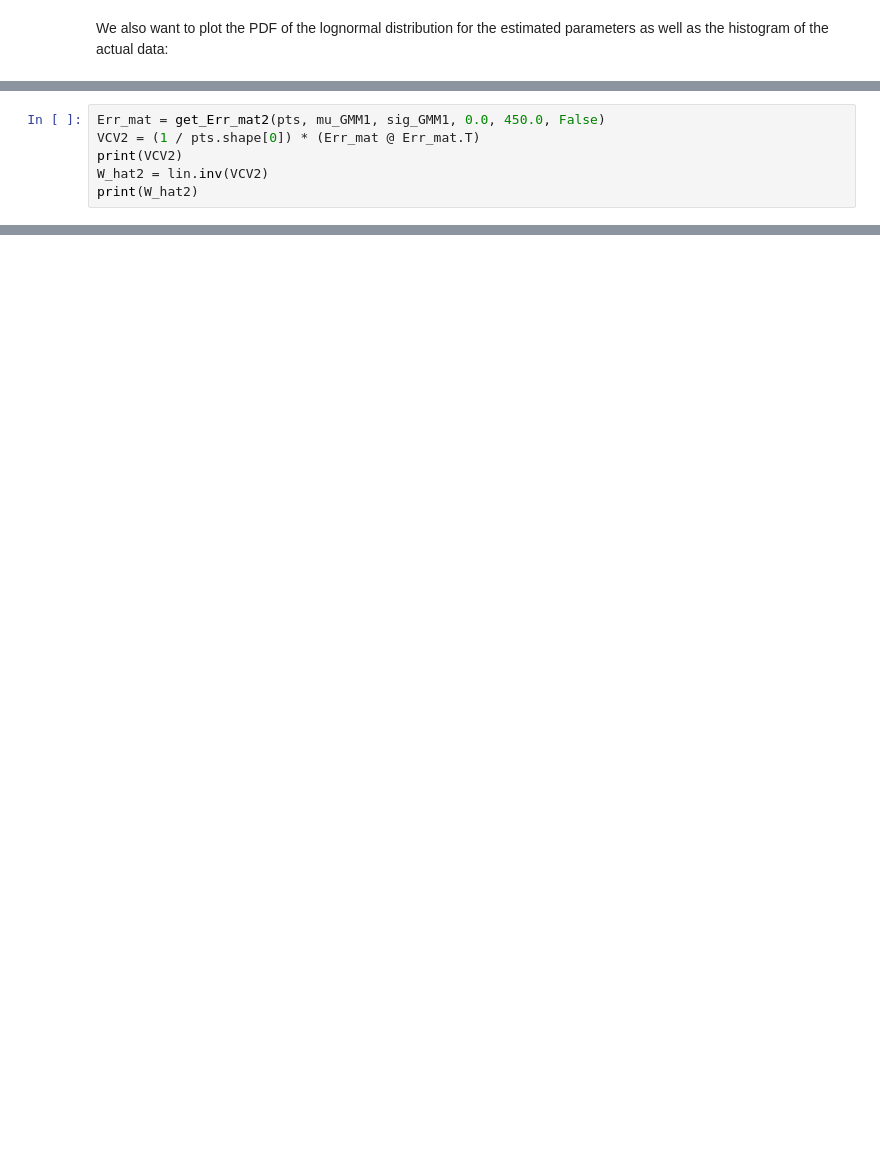
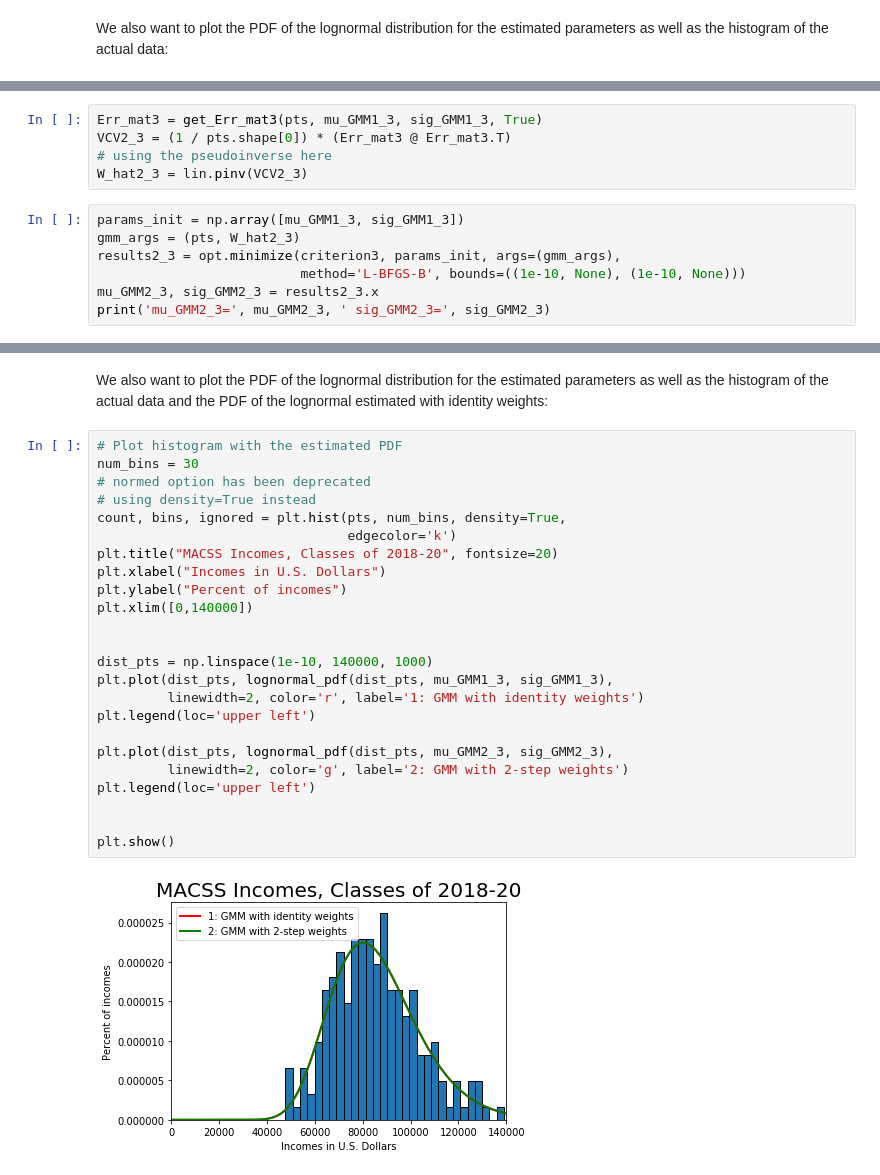
Before and after one commit to dtracht/persp-model-econ_W19, a Jupyter notebook: ProblemSets/PS5/TrachtPS5.ipynb, the cells around one changed output, grey strips where cells are left out. Saved outputs shown, nothing was run; the diff lists cells and outputs as text; blank space fills up the shorter version.

```diff
--- a/ProblemSets/PS5/TrachtPS5.ipynb
+++ b/ProblemSets/PS5/TrachtPS5.ipynb
@@ -586,6 +307,0 @@ def get_Err_mat2(pts, mu, sigma, cut_lb, cut_ub, simple=False):
-# %%
-Err_mat = get_Err_mat2(pts, mu_GMM1, sig_GMM1, 0.0, 450.0, False)
-VCV2 = (1 / pts.shape[0]) * (Err_mat @ Err_mat.T)
-print(VCV2)
-W_hat2 = lin.inv(VCV2)
-print(W_hat2)
@@ -1011,0 +361,12 @@ Note how much smaller (more efficient) the estimated standard errors are in this
+# %%
+Err_mat3 = get_Err_mat3(pts, mu_GMM1_3, sig_GMM1_3, True)
+VCV2_3 = (1 / pts.shape[0]) * (Err_mat3 @ Err_mat3.T)
+# using the pseudoinverse here
+W_hat2_3 = lin.pinv(VCV2_3)
+# %%
+params_init = np.array([mu_GMM1_3, sig_GMM1_3])
+gmm_args = (pts, W_hat2_3)
+results2_3 = opt.minimize(criterion3, params_init, args=(gmm_args),
+                          method='L-BFGS-B', bounds=((1e-10, None), (1e-10, None)))
+mu_GMM2_3, sig_GMM2_3 = results2_3.x
+print('mu_GMM2_3=', mu_GMM2_3, ' sig_GMM2_3=', sig_GMM2_3)
@@ -1011,0 +393,28 @@ Note how much smaller (more efficient) the estimated standard errors are in this
+# %% [markdown]
+We also want to plot the PDF of the lognormal distribution for the estimated parameters as well as the histogram of the actual data and the PDF of the lognormal estimated with identity weights:
+# %%
+# Plot histogram with the estimated PDF
+num_bins = 30
+# normed option has been deprecated
+# using density=True instead
+count, bins, ignored = plt.hist(pts, num_bins, density=True,
+                                edgecolor='k')
+plt.title("MACSS Incomes, Classes of 2018-20", fontsize=20)
+plt.xlabel("Incomes in U.S. Dollars")
+plt.ylabel("Percent of incomes")
+plt.xlim([0,140000])
+
+
+dist_pts = np.linspace(1e-10, 140000, 1000)
+plt.plot(dist_pts, lognormal_pdf(dist_pts, mu_GMM1_3, sig_GMM1_3),
+         linewidth=2, color='r', label='1: GMM with identity weights')
+plt.legend(loc='upper left')
+
+plt.plot(dist_pts, lognormal_pdf(dist_pts, mu_GMM2_3, sig_GMM2_3),
+         linewidth=2, color='g', label='2: GMM with 2-step weights')
+plt.legend(loc='upper left')
+
+
+plt.show()
+# %% [output]
+[figure, added]
```
Also changed, not shown: parts of 65 cells of this notebook.
